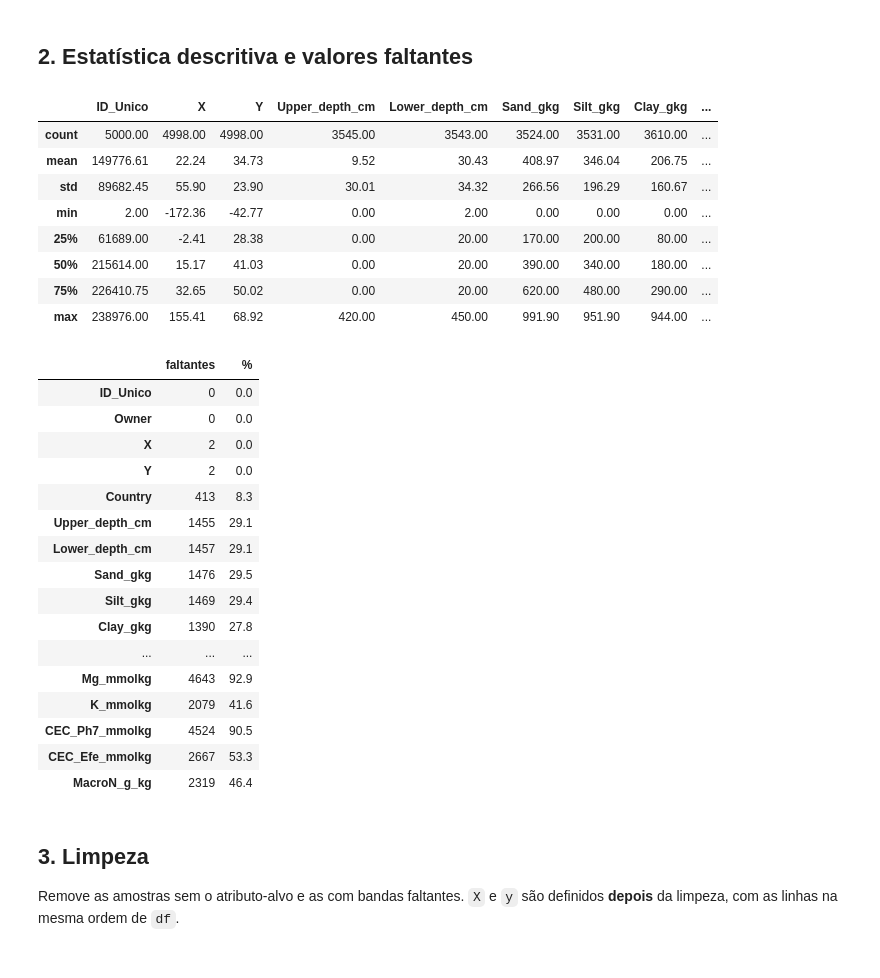
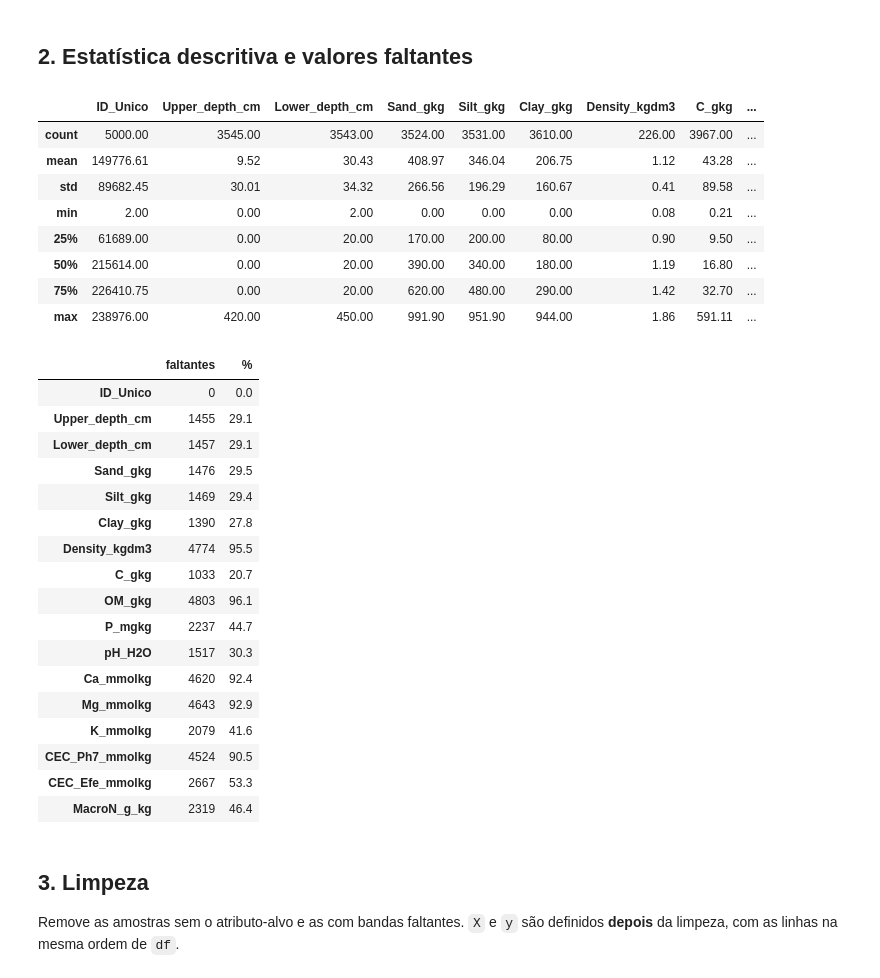
Before and after one commit to MrH28/espectralbehaviour, a Jupyter notebook: 01_leitura_exploratoria.ipynb, the cells around one changed output. Drawn from its saved outputs; the diff is of its cells as text; code cells hidden in the pictures.

```diff
--- a/01_leitura_exploratoria.ipynb
+++ b/01_leitura_exploratoria.ipynb
@@ -36,33 +36,35 @@ Colunas de referência: ['ID_Unico', 'Owner', 'X', 'Y', 'Country', 'Upper_depth_
 # %% [markdown]
 ## 2. Estatística descritiva e valores faltantes
 # %%
-display(df[cols_ref].describe().round(2))
+cols_exibir = [c for c in cols_ref if c not in cfg.COLS_OCULTAS]
+display(df[cols_exibir].describe().round(2))
 
-faltantes = pd.DataFrame({'faltantes': df[cols_ref].isna().sum(),
-                          '%': (100 * df[cols_ref].isna().mean()).round(1)})
+faltantes = pd.DataFrame({'faltantes': df[cols_exibir].isna().sum(),
+                          '%': (100 * df[cols_exibir].isna().mean()).round(1)})
 display(faltantes)
 # %% [output]
-|  | ID_Unico | X | Y | Upper_depth_cm | Lower_depth_cm | Sand_gkg | Silt_gkg | Clay_gkg | ... |
-| count | 5000.00 | 4998.00 | 4998.00 | 3545.00 | 3543.00 | 3524.00 | 3531.00 | 3610.00 | ... |
-| mean | 149776.61 | 22.24 | 34.73 | 9.52 | 30.43 | 408.97 | 346.04 | 206.75 | ... |
-| std | 89682.45 | 55.90 | 23.90 | 30.01 | 34.32 | 266.56 | 196.29 | 160.67 | ... |
-| min | 2.00 | -172.36 | -42.77 | 0.00 | 2.00 | 0.00 | 0.00 | 0.00 | ... |
-| 25% | 61689.00 | -2.41 | 28.38 | 0.00 | 20.00 | 170.00 | 200.00 | 80.00 | ... |
-| 50% | 215614.00 | 15.17 | 41.03 | 0.00 | 20.00 | 390.00 | 340.00 | 180.00 | ... |
-| 75% | 226410.75 | 32.65 | 50.02 | 0.00 | 20.00 | 620.00 | 480.00 | 290.00 | ... |
-| max | 238976.00 | 155.41 | 68.92 | 420.00 | 450.00 | 991.90 | 951.90 | 944.00 | ... |
+|  | ID_Unico | Upper_depth_cm | Lower_depth_cm | Sand_gkg | Silt_gkg | Clay_gkg | Density_kgdm3 | C_gkg | ... |
+| count | 5000.00 | 3545.00 | 3543.00 | 3524.00 | 3531.00 | 3610.00 | 226.00 | 3967.00 | ... |
+| mean | 149776.61 | 9.52 | 30.43 | 408.97 | 346.04 | 206.75 | 1.12 | 43.28 | ... |
+| std | 89682.45 | 30.01 | 34.32 | 266.56 | 196.29 | 160.67 | 0.41 | 89.58 | ... |
+| min | 2.00 | 0.00 | 2.00 | 0.00 | 0.00 | 0.00 | 0.08 | 0.21 | ... |
+| 25% | 61689.00 | 0.00 | 20.00 | 170.00 | 200.00 | 80.00 | 0.90 | 9.50 | ... |
+| 50% | 215614.00 | 0.00 | 20.00 | 390.00 | 340.00 | 180.00 | 1.19 | 16.80 | ... |
+| 75% | 226410.75 | 0.00 | 20.00 | 620.00 | 480.00 | 290.00 | 1.42 | 32.70 | ... |
+| max | 238976.00 | 420.00 | 450.00 | 991.90 | 951.90 | 944.00 | 1.86 | 591.11 | ... |
 |  | faltantes | % |
 | ID_Unico | 0 | 0.0 |
-| Owner | 0 | 0.0 |
-| X | 2 | 0.0 |
-| Y | 2 | 0.0 |
-| Country | 413 | 8.3 |
 | Upper_depth_cm | 1455 | 29.1 |
 | Lower_depth_cm | 1457 | 29.1 |
 | Sand_gkg | 1476 | 29.5 |
 | Silt_gkg | 1469 | 29.4 |
 | Clay_gkg | 1390 | 27.8 |
-| ... | ... | ... |
+| Density_kgdm3 | 4774 | 95.5 |
+| C_gkg | 1033 | 20.7 |
+| OM_gkg | 4803 | 96.1 |
+| P_mgkg | 2237 | 44.7 |
+| pH_H2O | 1517 | 30.3 |
+| Ca_mmolkg | 4620 | 92.4 |
 | Mg_mmolkg | 4643 | 92.9 |
 | K_mmolkg | 2079 | 41.6 |
 | CEC_Ph7_mmolkg | 4524 | 90.5 |
```
Also changed, not shown: 2 other files.
